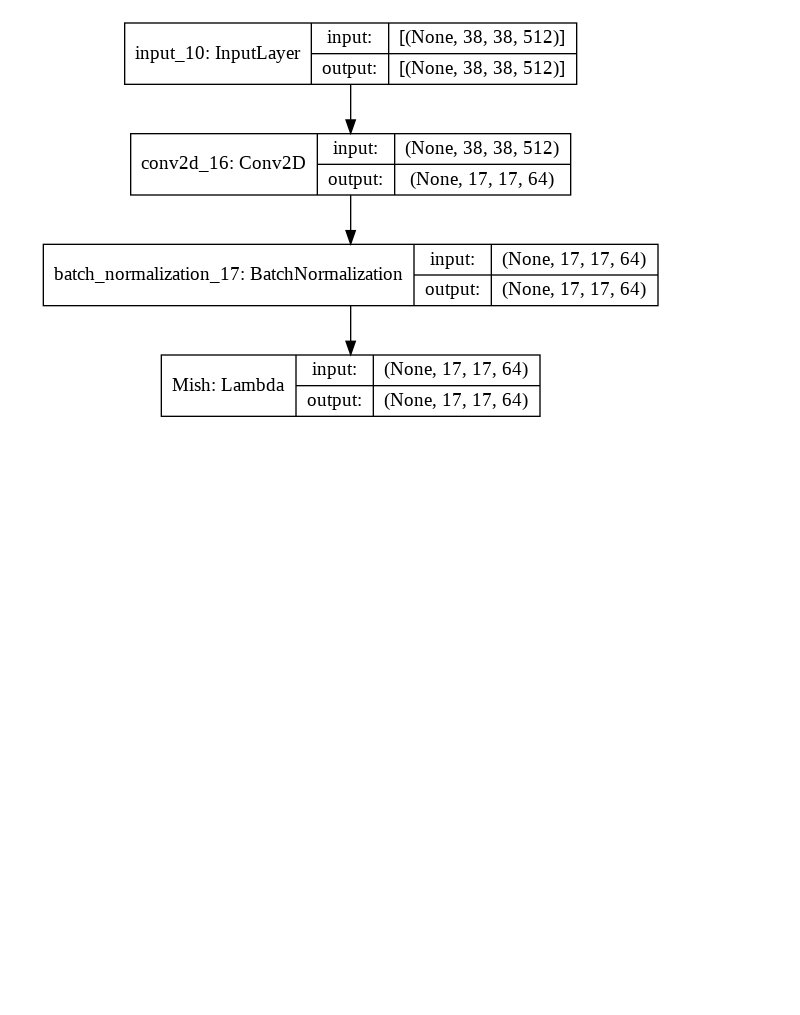
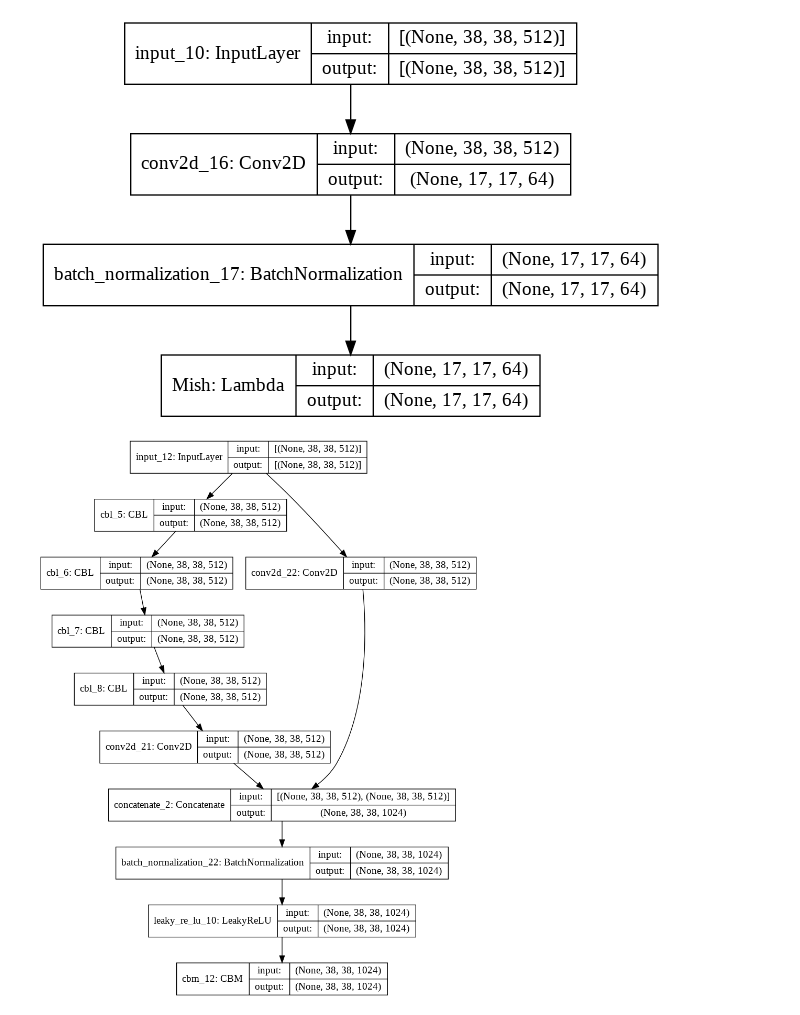
Before and after one commit to YuenFuiLau/Google-Colab, a Jupyter notebook: tensorflow_dev.ipynb, the cells around one changed output. Saved outputs shown, nothing was run; the diff lists cells and outputs as text; code cells hidden in the pictures; blank space fills up the shorter version.

```diff
--- a/tensorflow_dev.ipynb
+++ b/tensorflow_dev.ipynb
@@ -403,3 +512,35 @@ model = y.graph_model(tuple(in_x.get_shape().as_list()[1:]))
 plot_model(model,show_shapes=True, show_layer_names=True)
 # %% [output]
 [figure]
+# %%
+NECK_info = {}
+
+#num_of_CBL
+NECK_info["num_of_CBL"] = 4
+
+#CBL info
+NECK_info["CBL_1"] = (512,1,1,"same")
+
+NECK_info["CBL_2"] = (512,1,1,"same")
+
+NECK_info["CBL_3"] = (512,3,1,"same")
+
+NECK_info["CBL_4"] = (512,3,1,"same")
+
+#conv2D
+NECK_info["conv2D_1"] = (512,3,1,"same")
+NECK_info["conv2D_2"] = (512,3,1,"same")
+
+#CBM_1
+NECK_info["CBM_1"] = (1024,1,1,"same")
+# %%
+#NECK CSPX
+initializer = tf.random_normal_initializer()
+k = tf.Variable(initial_value=initializer(shape=(10,38,38,512),dtype="float32"))
+in_x = tf.keras.layers.Input(shape=tuple(k.get_shape().as_list()[1:]))
+
+y = CSPX_Neck(NECK_info)
+model = y.graph_model(tuple(in_x.get_shape().as_list()[1:]))
+plot_model(model,show_shapes=True, show_layer_names=True)
+# %% [output]
+[figure, added]
```
Also changed, not shown: parts of 3 cells of this notebook.
